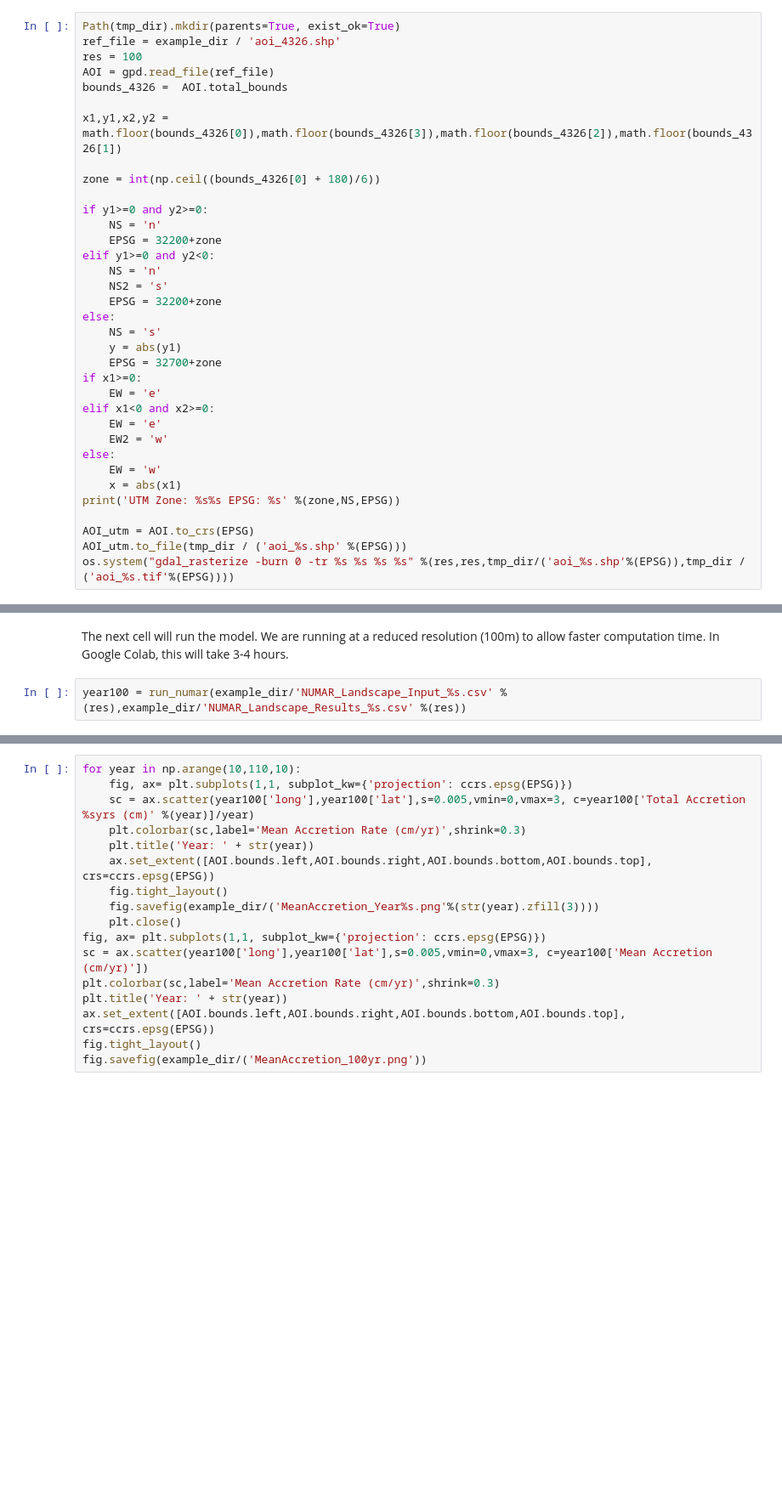
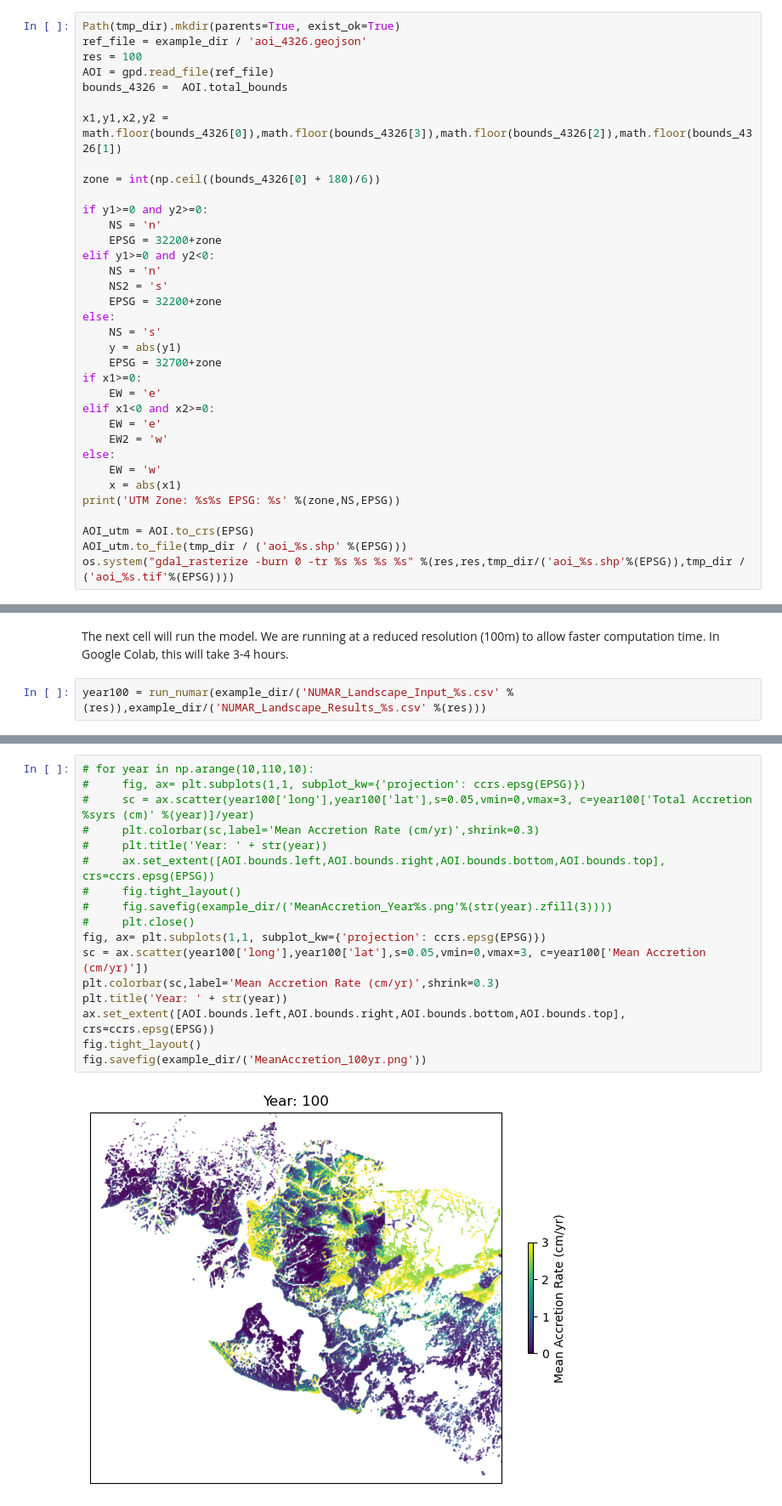
Before and after one commit to ornldaac/deltax_workshop_2024, a Jupyter notebook: tutorials/6_NUMARModel/Landscape_example/6B_Build-Run_NUMAR_LandscapeModel.ipynb, the cells around one changed output, grey strips where cells are left out. Shown at 85% size. Drawn from its saved outputs; the diff is of its cells as text; blank space fills up the shorter version.

Commit message:
updated example with lower resolution (100m)

```diff
--- a/tutorials/6_NUMARModel/Landscape_example/6B_Build-Run_NUMAR_LandscapeModel.ipynb
+++ b/tutorials/6_NUMARModel/Landscape_example/6B_Build-Run_NUMAR_LandscapeModel.ipynb
@@ -94,7 +66,7 @@ from landscape import run_numar
 from input_files import *
 # %%
 Path(tmp_dir).mkdir(parents=True, exist_ok=True)
-ref_file = example_dir / 'aoi_4326.shp'
+ref_file = example_dir / 'aoi_4326.geojson'
 res = 100
 AOI = gpd.read_file(ref_file)
 bounds_4326 =  AOI.total_bounds
@@ -265,4 +284,4 @@ run_config[:].to_csv(example_dir/'NUMAR_Landscape_Input.csv')
 # %% [markdown]
 The next cell will run the model. We are running at a reduced resolution (100m) to allow faster computation time. In Google Colab, this will take 3-4 hours.
 # %%
-year100 = run_numar(example_dir/'NUMAR_Landscape_Input_%s.csv' %(res),example_dir/'NUMAR_Landscape_Results_%s.csv' %(res))
+year100 = run_numar(example_dir/('NUMAR_Landscape_Input_%s.csv' %(res)),example_dir/('NUMAR_Landscape_Results_%s.csv' %(res)))
@@ -272,17 +316,19 @@ year100
 # %%
-for year in np.arange(10,110,10):
-    fig, ax= plt.subplots(1,1, subplot_kw={'projection': ccrs.epsg(EPSG)})
-    sc = ax.scatter(year100['long'],year100['lat'],s=0.005,vmin=0,vmax=3, c=year100['Total Accretion %syrs (cm)' %(year)]/year)
-    plt.colorbar(sc,label='Mean Accretion Rate (cm/yr)',shrink=0.3)
-    plt.title('Year: ' + str(year))
-    ax.set_extent([AOI.bounds.left,AOI.bounds.right,AOI.bounds.bottom,AOI.bounds.top], crs=ccrs.epsg(EPSG))
-    fig.tight_layout()
-    fig.savefig(example_dir/('MeanAccretion_Year%s.png'%(str(year).zfill(3))))
-    plt.close()
+# for year in np.arange(10,110,10):
+#     fig, ax= plt.subplots(1,1, subplot_kw={'projection': ccrs.epsg(EPSG)})
+#     sc = ax.scatter(year100['long'],year100['lat'],s=0.05,vmin=0,vmax=3, c=year100['Total Accretion %syrs (cm)' %(year)]/year)
+#     plt.colorbar(sc,label='Mean Accretion Rate (cm/yr)',shrink=0.3)
+#     plt.title('Year: ' + str(year))
+#     ax.set_extent([AOI.bounds.left,AOI.bounds.right,AOI.bounds.bottom,AOI.bounds.top], crs=ccrs.epsg(EPSG))
+#     fig.tight_layout()
+#     fig.savefig(example_dir/('MeanAccretion_Year%s.png'%(str(year).zfill(3))))
+#     plt.close()
 fig, ax= plt.subplots(1,1, subplot_kw={'projection': ccrs.epsg(EPSG)})
-sc = ax.scatter(year100['long'],year100['lat'],s=0.005,vmin=0,vmax=3, c=year100['Mean Accretion (cm/yr)'])
+sc = ax.scatter(year100['long'],year100['lat'],s=0.05,vmin=0,vmax=3, c=year100['Mean Accretion (cm/yr)'])
 plt.colorbar(sc,label='Mean Accretion Rate (cm/yr)',shrink=0.3)
 plt.title('Year: ' + str(year))
 ax.set_extent([AOI.bounds.left,AOI.bounds.right,AOI.bounds.bottom,AOI.bounds.top], crs=ccrs.epsg(EPSG))
 fig.tight_layout()
 fig.savefig(example_dir/('MeanAccretion_100yr.png'))
+# %% [output]
+[figure, added]
```
Also changed, not shown: parts of 15 cells of this notebook, 14 other files.
